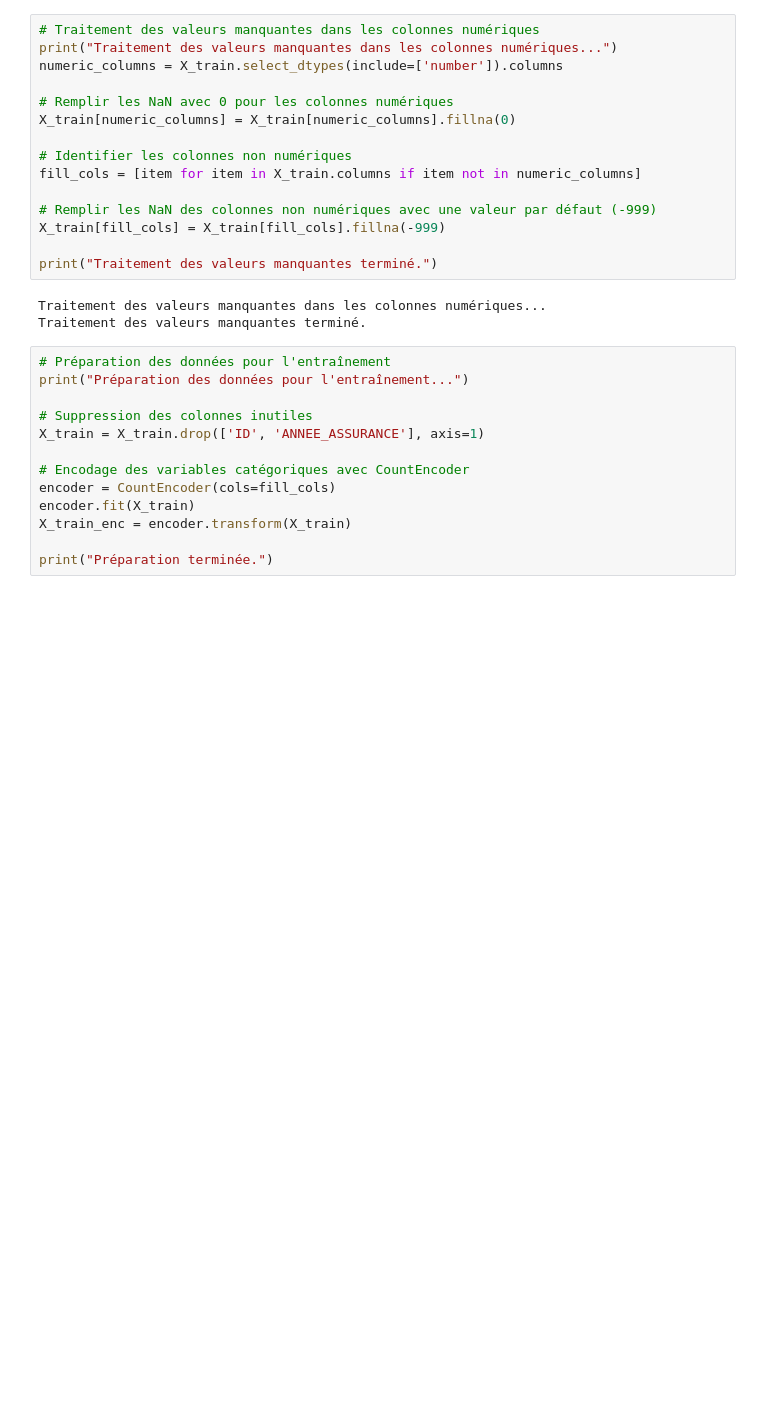
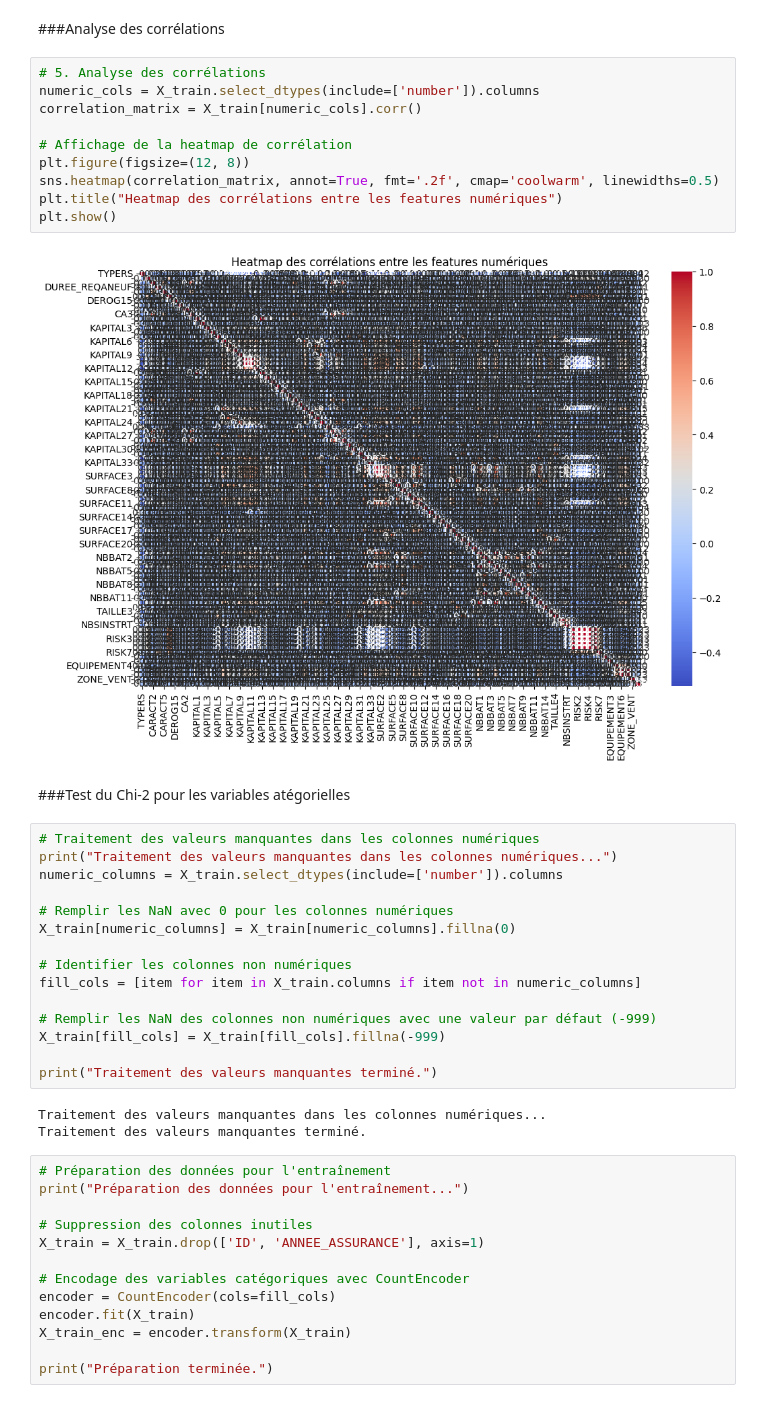
Before and after one commit to auduvignac/challengedata_ens_AssurPrime, a Jupyter notebook: notebooks/exploration/exploration.ipynb, the cells around one changed output. Saved outputs shown, nothing was run; the diff lists cells and outputs as text; blank space fills up the shorter version.

```diff
--- a/notebooks/exploration/exploration.ipynb
+++ b/notebooks/exploration/exploration.ipynb
@@ -58,3 +156,19 @@ Aperçu de X_test :
+# %% [markdown]
+###Analyse des corrélations
+# %%
+# 5. Analyse des corrélations
+numeric_cols = X_train.select_dtypes(include=['number']).columns
+correlation_matrix = X_train[numeric_cols].corr()
+
+# Affichage de la heatmap de corrélation
+plt.figure(figsize=(12, 8))
+sns.heatmap(correlation_matrix, annot=True, fmt='.2f', cmap='coolwarm', linewidths=0.5)
+plt.title("Heatmap des corrélations entre les features numériques")
+plt.show()
+# %% [output]
+[figure, added]
+# %% [markdown]
+###Test du Chi-2 pour les variables atégorielles
 # %%
 # Traitement des valeurs manquantes dans les colonnes numériques
 print("Traitement des valeurs manquantes dans les colonnes numériques...")
```
Also changed, not shown: parts of 11 cells of this notebook.
